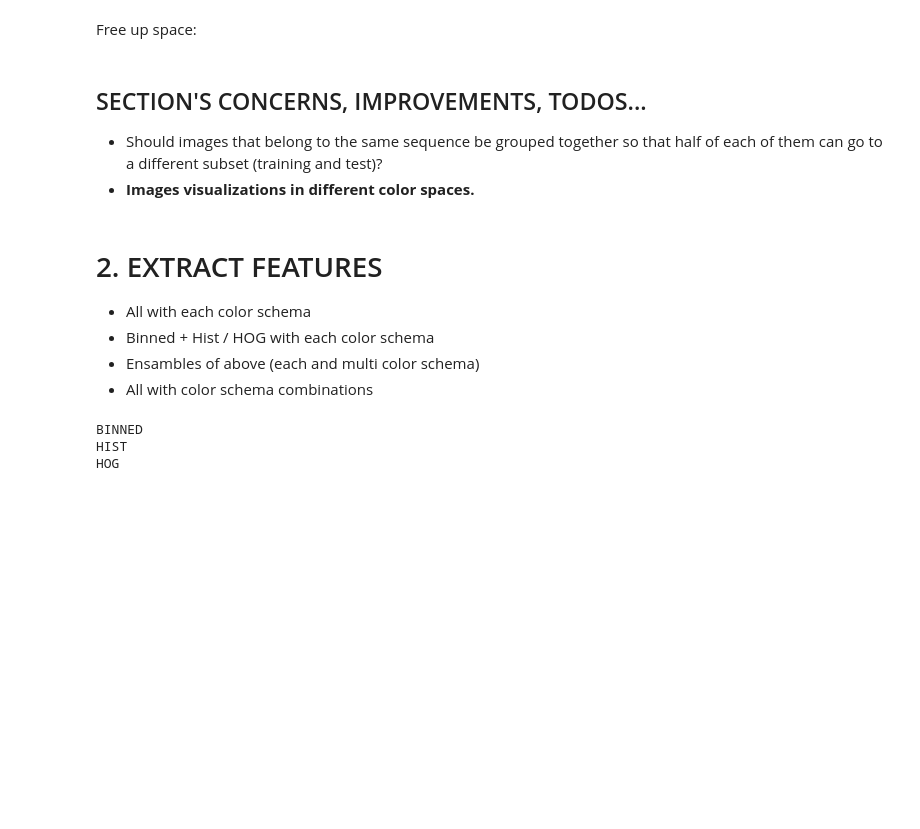
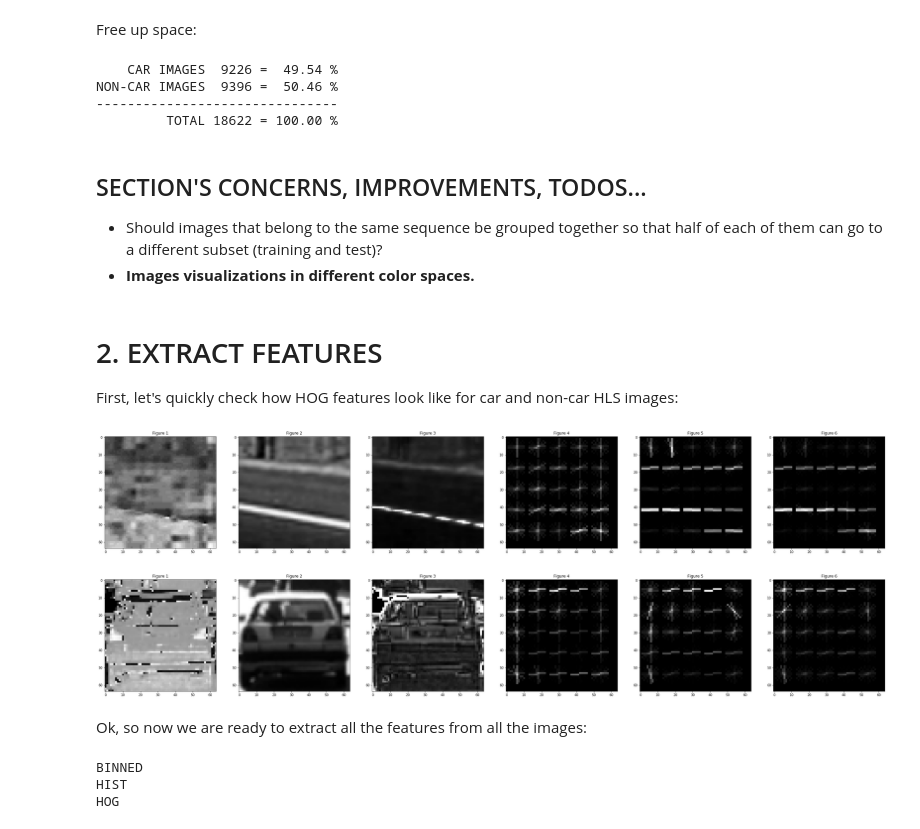
Before and after one commit to Danziger/CarND-T1-P5-Vehicle-Detection, a Jupyter notebook: src/notebooks/Feature Extraction & Classifier Creation and Training.ipynb, the cells around one changed output. Cells and saved outputs as stored; diff of their text form; code cells hidden in the pictures; blank space fills up the shorter version.

```diff
--- a/src/notebooks/Feature Extraction & Classifier Creation and Training.ipynb
+++ b/src/notebooks/Feature Extraction & Classifier Creation and Training.ipynb
@@ -258,18 +279,55 @@ except NameError: pass # Was not defined
 
 try: del imgs_no_cars_gray
 except NameError: pass # Was not defined
+# %%
+
+count_cars = len(imgs_cars_hls)
+count_no_cars = len(imgs_no_cars_hls)
+count_total = count_cars + count_no_cars
+
+percent_cars = 100 * count_cars / count_total
+percent_no_cars = 100 * count_no_cars / count_total
+
+print("    CAR IMAGES {0:5d} = {1:6.2f} %".format(count_cars, percent_cars))
+print("NON-CAR IMAGES {0:5d} = {1:6.2f} %".format(count_no_cars, percent_no_cars))
+print("-------------------------------")
+print("         TOTAL {0:5d} = 100.00 %".format(count_total))
+# %% [output]
+    CAR IMAGES  9226 =  49.54 %
+NON-CAR IMAGES  9396 =  50.46 %
+-------------------------------
+         TOTAL 18622 = 100.00 %
 # %% [markdown]
 ## SECTION'S CONCERNS, IMPROVEMENTS, TODOS...
 
 - Should images that belong to the same sequence be grouped together so that half of each of them can go to a different subset (training and test)?
 - __Images visualizations in different color spaces.__
-# %% [markdown]
-# 2. EXTRACT FEATURES
-
-- All with each color schema
-- Binned + Hist / HOG with each color schema
-- Ensambles of above (each and multi color schema)
-- All with color schema combinations
+# %% [markdown]
+# 2. EXTRACT FEATURES
+
+First, let's quickly check how HOG features look like for car and non-car HLS images:
+# %%
+
+# CAR:
+
+car_image = imgs_cars_hls[start]
+car_channels = [car_image[:,:,0], car_image[:,:,1], car_image[:,:,2]]
+car_hogs = FT.features_hog(car_image, 9, 12, 2, visualise=True)[2]
+
+PLT.showAll(car_channels + car_hogs, 6, "gray")
+
+# NON-CAR:
+
+non_car_image = imgs_no_cars_hls[start]
+non_car_channels = [non_car_image[:,:,0], non_car_image[:,:,1], non_car_image[:,:,2]]
+non_car_hogs = FT.features_hog(non_car_image, 9, 12, 2, visualise=True)[2]
+
+PLT.showAll(non_car_channels + non_car_hogs, 6, "gray")
+# %% [output]
+[figure, added]
+[figure, added]
+# %% [markdown]
+Ok, so now we are ready to extract all the features from all the images:
 # %%
 
 # Use a subset to train params!
```
Also changed, not shown: parts of 13 cells of this notebook, 19 other files.
